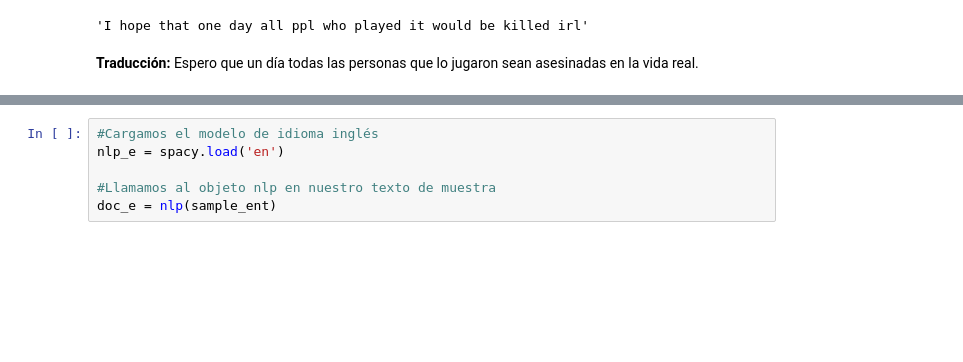
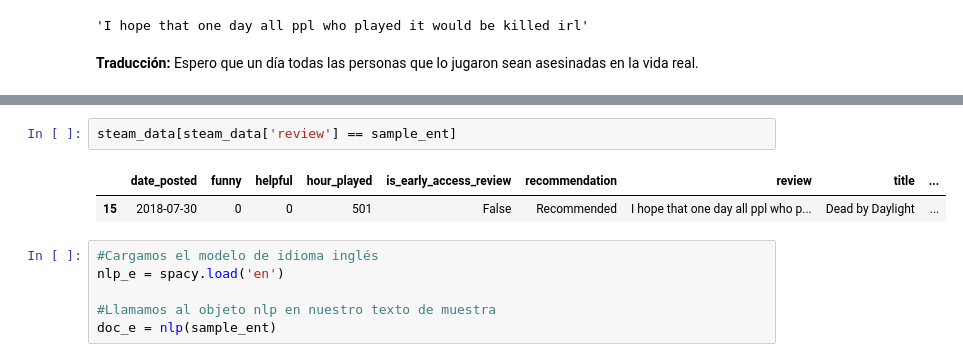
Before and after one commit to ByronTraconis/Working, a Jupyter notebook: Steam_Reviews_Dataset.ipynb, the cells around one changed output, grey strips where cells are left out. Drawn from its saved outputs; the diff is of its cells as text; blank space fills up the shorter version.

```diff
--- a/Steam_Reviews_Dataset.ipynb
+++ b/Steam_Reviews_Dataset.ipynb
@@ -515,6 +515,11 @@ steam_data[steam_data['title'] == "Dead by Daylight"].head(16)
 | 16 | 2017-05-13 | 1 | 1 | 3483 | False | Recommended | grande gira para grande gana | Dead by Daylight | ... |
 | 17 | 2017-11-27 | 0 | 0 | 1449 | False | Recommended | reeeeeeeee | Dead by Daylight | ... |
 | 18 | 2017-09-12 | 0 | 0 | 474 | False | Recommended | The game is addictive and fun to ... | Dead by Daylight | ... |
+# %%
+steam_data[steam_data['review'] == sample_ent]
+# %% [output]
+|  | date_posted | funny | helpful | hour_played | is_early_access_review | recommendation | review | title | ... |
+| 15 | 2018-07-30 | 0 | 0 | 501 | False | Recommended | I hope that one day all ppl who p... | Dead by Daylight | ... |
 # %%
 #Cargamos el modelo de idioma inglés
 nlp_e = spacy.load('en')
```
Also changed, not shown: parts of 2 cells of this notebook.
